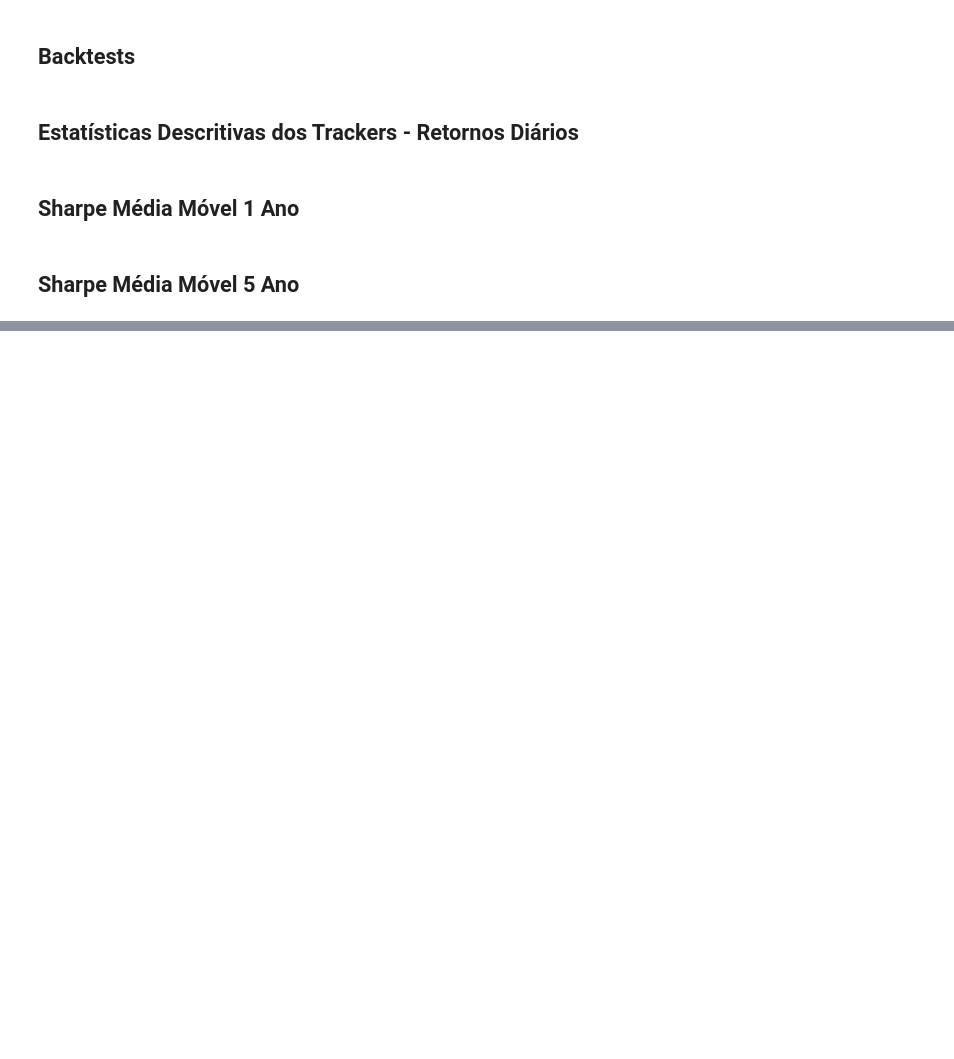
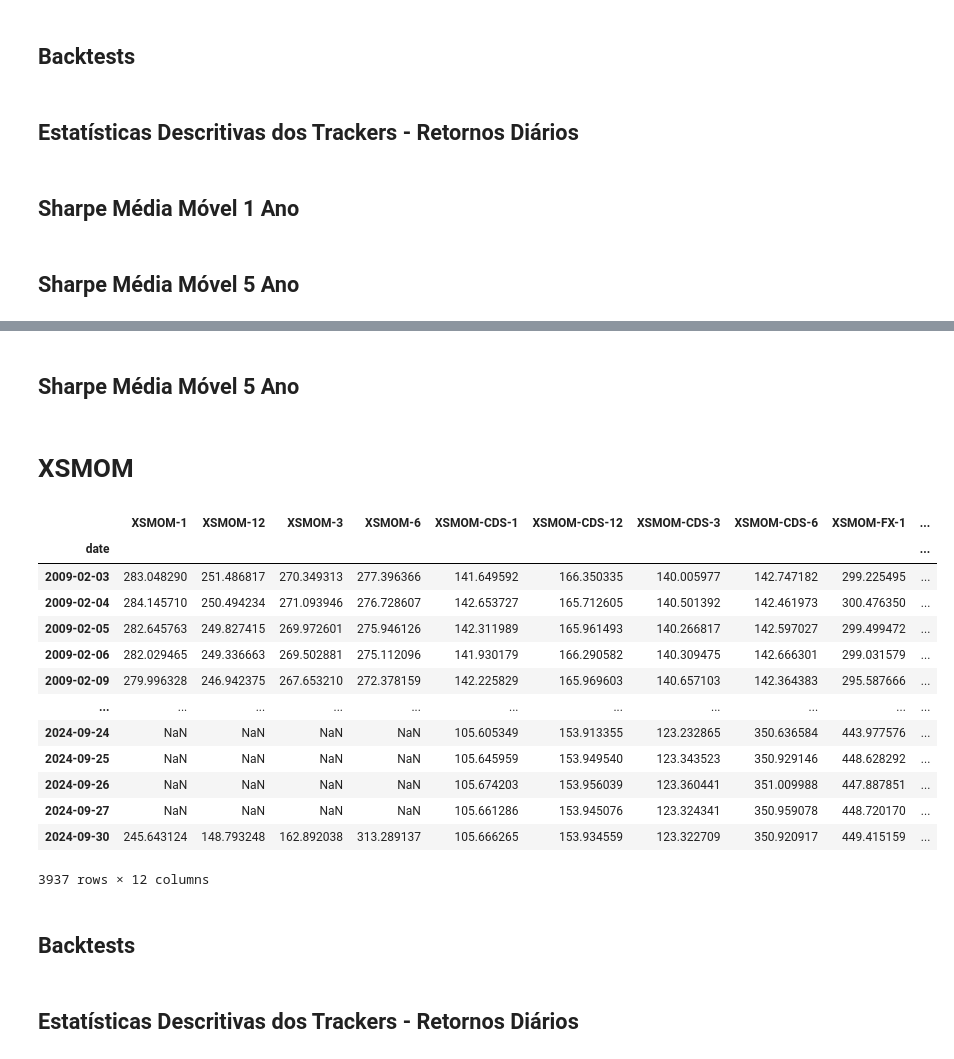
Before and after one commit to sambacode/asset_allocation, a Jupyter notebook: table_report.ipynb, the cells around one changed output, grey strips where cells are left out. Saved outputs shown, nothing was run; the diff lists cells and outputs as text; code cells hidden in the pictures; blank space fills up the shorter version.

```diff
--- a/table_report.ipynb
+++ b/table_report.ipynb
@@ -568,0 +619,3 @@ performance_5y_rolling_sharpe.rename(columns=DICT_COLS).to_clipboard()
+# %%
+performance_1y = Performance(df_backtest)
+performance_5y = Performance(df_backtest, rolling_window=252*5)
@@ -568,0 +669,2 @@ performance_5y_rolling_sharpe.rename(columns=DICT_COLS).to_clipboard()
+# %% [markdown]
+## Sharpe Média Móvel 5 Ano
@@ -568,0 +685,51 @@ performance_5y_rolling_sharpe.rename(columns=DICT_COLS).to_clipboard()
+# %%
+rolling_sharpe = performance_5y.rolling_sharpe.copy()
+
+N = 500
+percentils = [n / N for n in range(0, N + 1)]
+col = performance_5y.rolling_sharpe.iloc[:, 0]
+pd.concat(
+    [
+        pd.Series(
+            {p: rolling_sharpe[col].quantile(p) for p in percentils},
+            name=col,
+        )
+        for col in rolling_sharpe.columns
+    ],
+    axis=1,
+).to_clipboard()
+# %% [markdown]
+# XSMOM
+# %%
+FOLDER = Path(
+    "C:/Users/pcampos/OneDrive - Insper - Instituto de Ensino e Pesquisa/Dissertação Mestrado/Analysis/backtests"
+)
+list_series = []
+for file_path in FOLDER.glob("*XSMOM-*.xlsx"):
+    file_path.is_file()
+    s_backtest = pd.read_excel(file_path, index_col=0)["backtest"]
+    s_backtest.name = file_path.stem
+    list_series.append(s_backtest)
+
+df_backtest = pd.concat(
+    [clean_stale_prices(col.copy()) for col in list_series], axis=1
+).sort_index(ascending=True)
+df_backtest = df_backtest["2009-02-03":]
+df_backtest = df_backtest.dropna(how="all")
+df_backtest.iloc[0].loc[df_backtest.iloc[1].isna()] = np.nan
+df_backtest
+# %% [output]
+|  | XSMOM-1 | XSMOM-12 | XSMOM-3 | XSMOM-6 | XSMOM-CDS-1 | XSMOM-CDS-12 | XSMOM-CDS-3 | XSMOM-CDS-6 | XSMOM-FX-1 | ... |
+| date |  |  |  |  |  |  |  |  |  | ... |
+| 2009-02-03 | 283.048290 | 251.486817 | 270.349313 | 277.396366 | 141.649592 | 166.350335 | 140.005977 | 142.747182 | 299.225495 | ... |
+| 2009-02-04 | 284.145710 | 250.494234 | 271.093946 | 276.728607 | 142.653727 | 165.712605 | 140.501392 | 142.461973 | 300.476350 | ... |
+| 2009-02-05 | 282.645763 | 249.827415 | 269.972601 | 275.946126 | 142.311989 | 165.961493 | 140.266817 | 142.597027 | 299.499472 | ... |
+| 2009-02-06 | 282.029465 | 249.336663 | 269.502881 | 275.112096 | 141.930179 | 166.290582 | 140.309475 | 142.666301 | 299.031579 | ... |
+| 2009-02-09 | 279.996328 | 246.942375 | 267.653210 | 272.378159 | 142.225829 | 165.969603 | 140.657103 | 142.364383 | 295.587666 | ... |
+| ... | ... | ... | ... | ... | ... | ... | ... | ... | ... | ... |
+| 2024-09-24 | NaN | NaN | NaN | NaN | 105.605349 | 153.913355 | 123.232865 | 350.636584 | 443.977576 | ... |
+| 2024-09-25 | NaN | NaN | NaN | NaN | 105.645959 | 153.949540 | 123.343523 | 350.929146 | 448.628292 | ... |
+| 2024-09-26 | NaN | NaN | NaN | NaN | 105.674203 | 153.956039 | 123.360441 | 351.009988 | 447.887851 | ... |
+| 2024-09-27 | NaN | NaN | NaN | NaN | 105.661286 | 153.945076 | 123.324341 | 350.959078 | 448.720170 | ... |
+| 2024-09-30 | 245.643124 | 148.793248 | 162.892038 | 313.289137 | 105.666265 | 153.934559 | 123.322709 | 350.920917 | 449.415159 | ... |
+3937 rows × 12 columns
@@ -568,0 +738,2 @@ performance_5y_rolling_sharpe.rename(columns=DICT_COLS).to_clipboard()
+# %% [markdown]
+## Backtests
@@ -568,0 +743,2 @@ performance_5y_rolling_sharpe.rename(columns=DICT_COLS).to_clipboard()
+# %% [markdown]
+## Estatísticas Descritivas dos  Trackers - Retornos Diários
```
Also changed, not shown: parts of 41 cells of this notebook, 1 other file.
